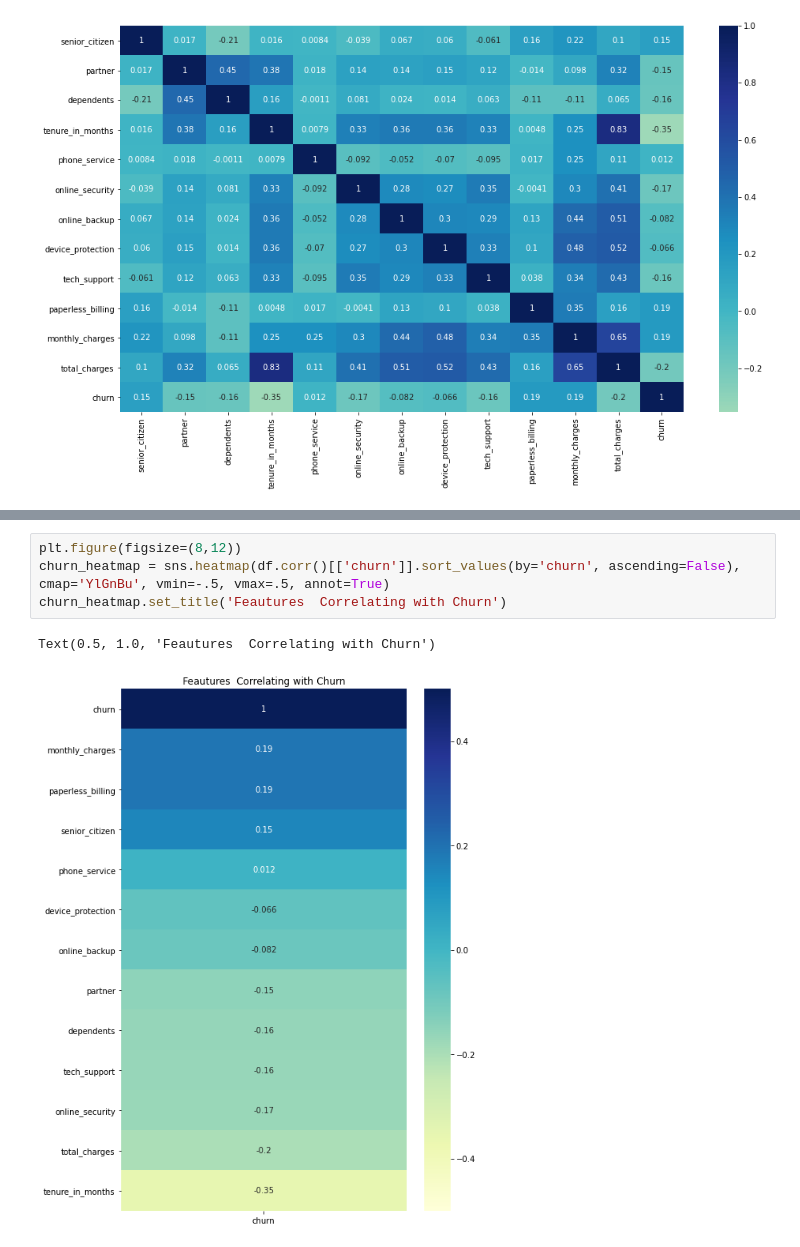
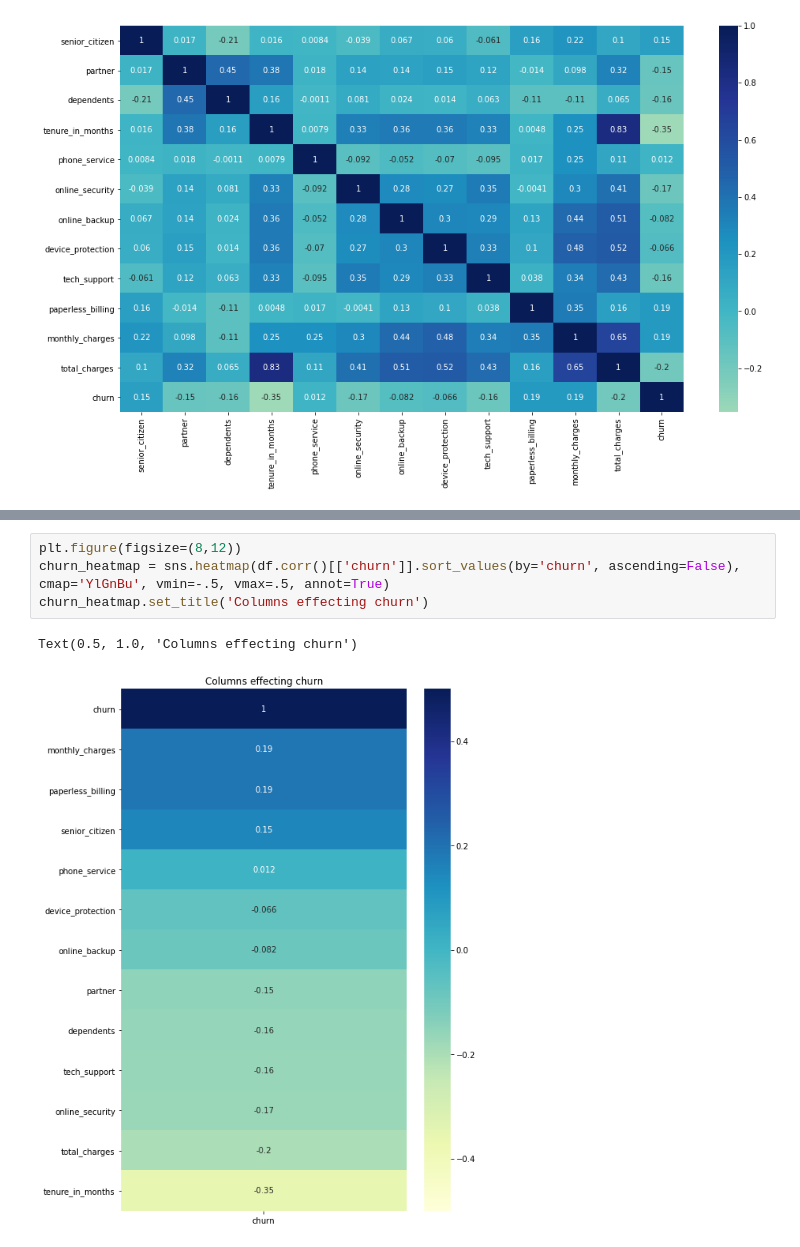
Before and after one commit to paulallen825/classification_project, a Jupyter notebook: initial_notebook.ipynb, the cells around one changed output, grey strips where cells are left out. Saved outputs shown, nothing was run; the diff lists cells and outputs as text.

```diff
--- a/initial_notebook.ipynb
+++ b/initial_notebook.ipynb
@@ -287,7 +269,7 @@ correl.T
 # %%
 plt.figure(figsize=(8,12))
 churn_heatmap = sns.heatmap(df.corr()[['churn']].sort_values(by='churn', ascending=False), cmap='YlGnBu', vmin=-.5, vmax=.5, annot=True)
-churn_heatmap.set_title('Feautures  Correlating with Churn')
+churn_heatmap.set_title('Columns effecting churn')
 # %% [output]
-Text(0.5, 1.0, 'Feautures  Correlating with Churn')
+Text(0.5, 1.0, 'Columns effecting churn')
-[figure, old version]
+[figure, new version]
```
Also changed, not shown: parts of 95 cells of this notebook, 2 other files.
